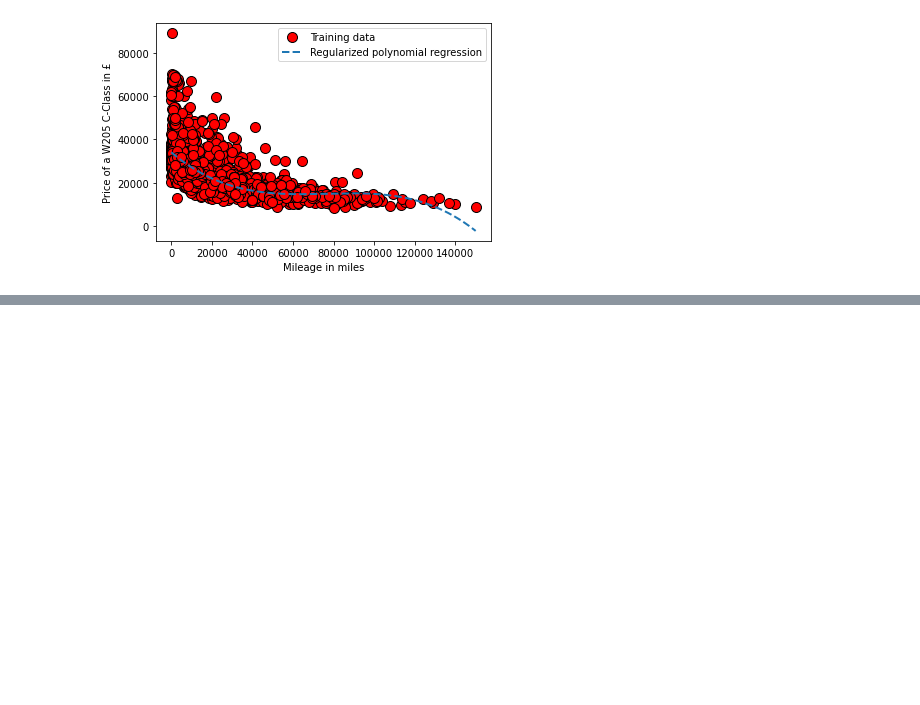
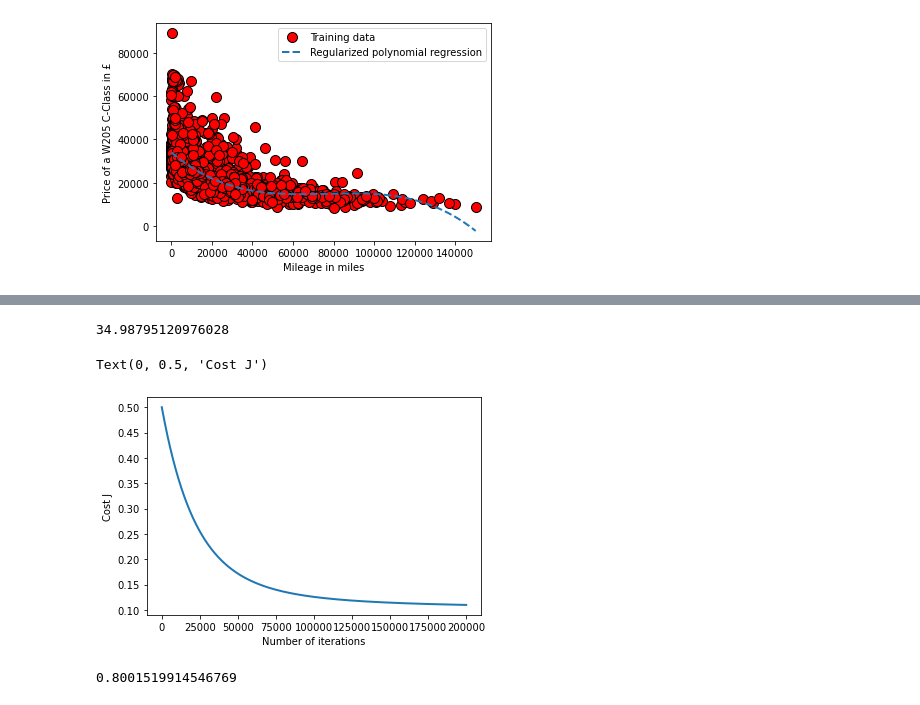
Before and after one commit to LuigiGuerriero1999/machine_learning_project, a Jupyter notebook: Machine Learning Project UK Used Car Data .ipynb, the cells around one changed output, grey strips where cells are left out. Cells and saved outputs as stored; diff of their text form; code cells hidden in the pictures; blank space fills up the shorter version.

```diff
--- a/Machine Learning Project UK Used Car Data .ipynb
+++ b/Machine Learning Project UK Used Car Data .ipynb
@@ -343,7 +346,7 @@ def trainLinearReg(linearRegCostFunction, X, y, lambda_=0.0, maxiter=200):
     options = {'maxiter': maxiter}
 
     # Minimize using scipy
-    res = optimize.minimize(costFunction, initial_theta, jac=True, method='TNC', options=options)
+    res = optimize.minimize(costFunction, initial_theta, jac=True, method='Nelder-Mead', options=options)
     return res.x
 # %%
 theta_regularized = trainLinearReg(linearRegCostFunction, X, y, lambda_=0)
@@ -774,0 +820,20 @@ IndexError: invalid index to scalar variable.
+# %%
+#['year', 'mileage', 'tax', 'mpg', 'engineSize', 'model_ A Class',
+#'model_ B Class', 'model_ E Class', 'model_ GLA Class', 'model_ GLC Class',
+#'model_ GLE Class', 'model_ GLS Class', 'model_ S Class',
+#'model_ SL CLASS', 'model_ SLK', 'model_ V Class',
+#'transmission_Manual', 'transmission_Semi-Auto', 'fuelType_Diesel',
+#'fuelType_Petrol']
+X_prediction = [1, 2019, 20498, 30, 20, 64.2, 20.1, 0, 0, 0, 0, 0, 0, 0, 0, 0, 0, 0, 0, 1, 0]
+X_prediction[1:21] = (X_prediction[1:21] - mu_mercedes_features) / sigma_mercedes_features
+#print(np.array(X_prediction).shape)
+price = np.dot(X_prediction, theta_multi)
+print(price)
+
+pyplot.plot(np.arange(len(J_history)), J_history, lw=2)
+pyplot.xlabel('Number of iterations')
+pyplot.ylabel('Cost J')
+# %% [output]
+34.98795120976028
+Text(0, 0.5, 'Cost J')
+[figure, added]
@@ -774,0 +846,5 @@ IndexError: invalid index to scalar variable.
+# %%
+regressor, score = regression_model(LinearRegression())
+print(score)
+# %% [output]
+0.8001519914546769
```
Also changed, not shown: parts of 43 cells of this notebook.
